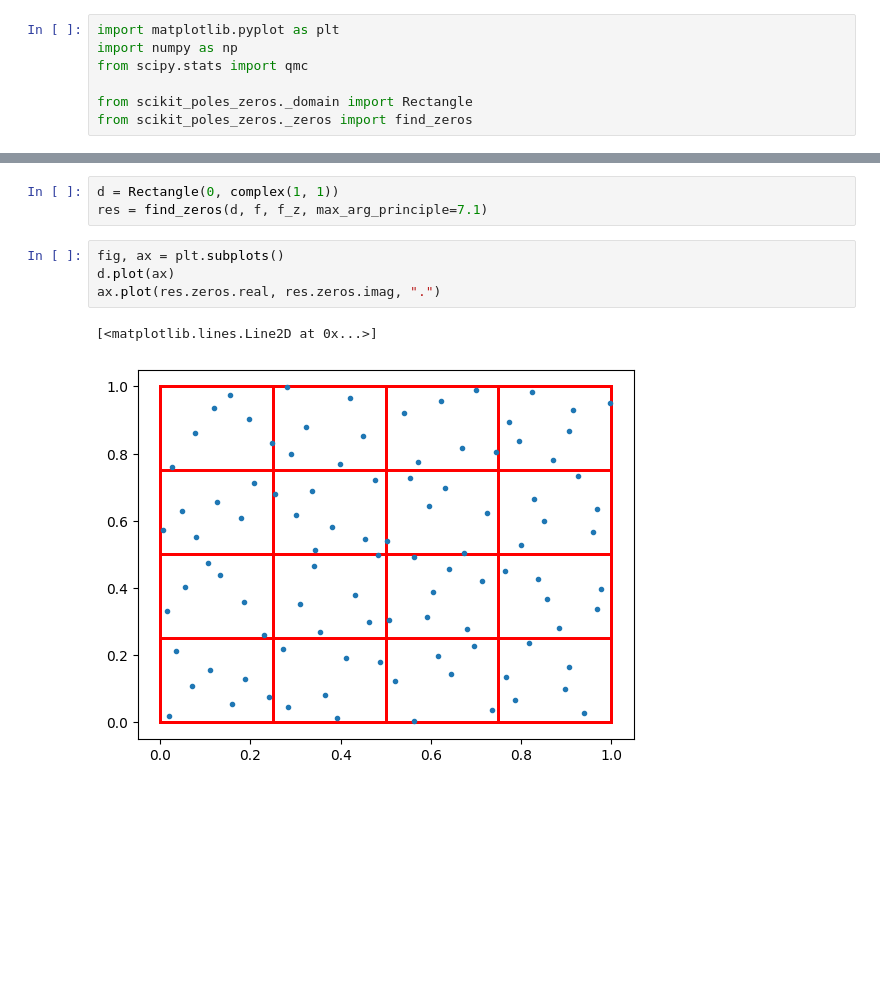
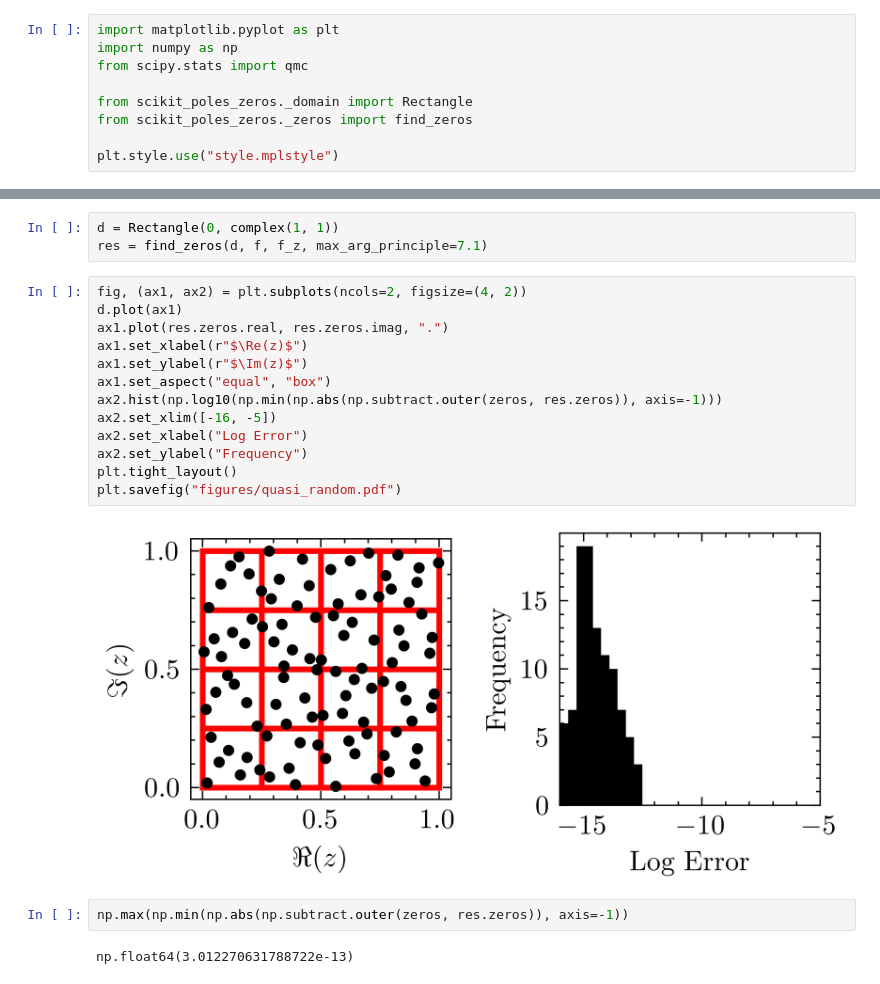
Before and after one commit to j-bowhay/skzeros, a Jupyter notebook: paper/numerical_experiments.ipynb, the cells around one changed output, grey strips where cells are left out. Cells and saved outputs as stored; diff of their text form; blank space fills up the shorter version.

```diff
--- a/paper/numerical_experiments.ipynb
+++ b/paper/numerical_experiments.ipynb
@@ -5,3 +5,5 @@ from scipy.stats import qmc
 
 from scikit_poles_zeros._domain import Rectangle
 from scikit_poles_zeros._zeros import find_zeros
+
+plt.style.use("style.mplstyle")
@@ -25,9 +29,21 @@ def f_z(z):
 d = Rectangle(0, complex(1, 1))
 res = find_zeros(d, f, f_z, max_arg_principle=7.1)
 # %%
-fig, ax = plt.subplots()
-d.plot(ax)
-ax.plot(res.zeros.real, res.zeros.imag, ".")
+fig, (ax1, ax2) = plt.subplots(ncols=2, figsize=(4, 2))
+d.plot(ax1)
+ax1.plot(res.zeros.real, res.zeros.imag, ".")
+ax1.set_xlabel(r"$\Re(z)$")
+ax1.set_ylabel(r"$\Im(z)$")
+ax1.set_aspect("equal", "box")
+ax2.hist(np.log10(np.min(np.abs(np.subtract.outer(zeros, res.zeros)), axis=-1)))
+ax2.set_xlim([-16, -5])
+ax2.set_xlabel("Log Error")
+ax2.set_ylabel("Frequency")
+plt.tight_layout()
+plt.savefig("figures/quasi_random.pdf")
 # %% [output]
-[<matplotlib.lines.Line2D at 0x...>]
-[figure, old version]
+[figure, new version]
+# %%
+np.max(np.min(np.abs(np.subtract.outer(zeros, res.zeros)), axis=-1))
+# %% [output]
+np.float64(3.012270631788722e-13)
```
Also changed, not shown: parts of 1 cell of this notebook.
